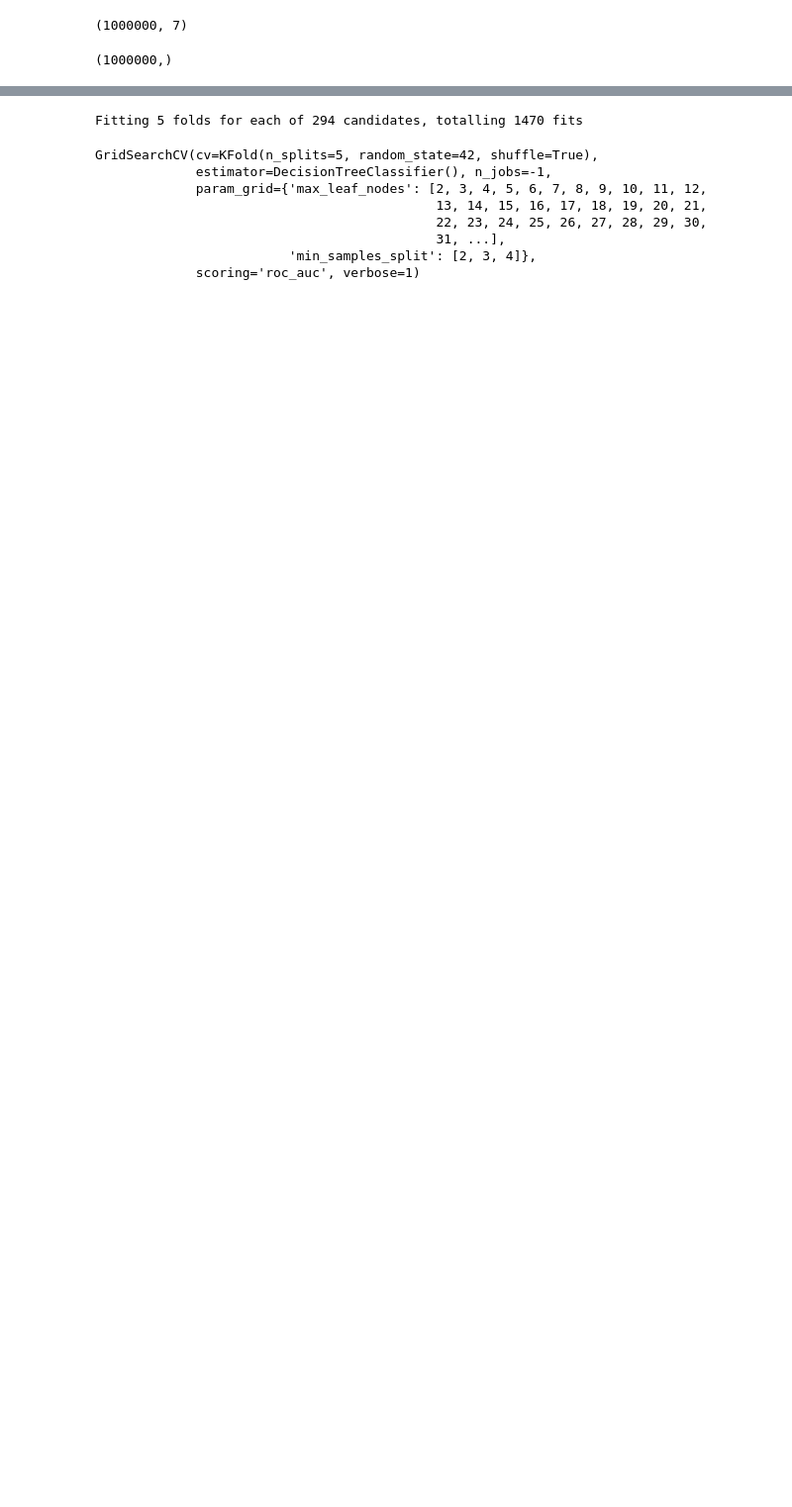
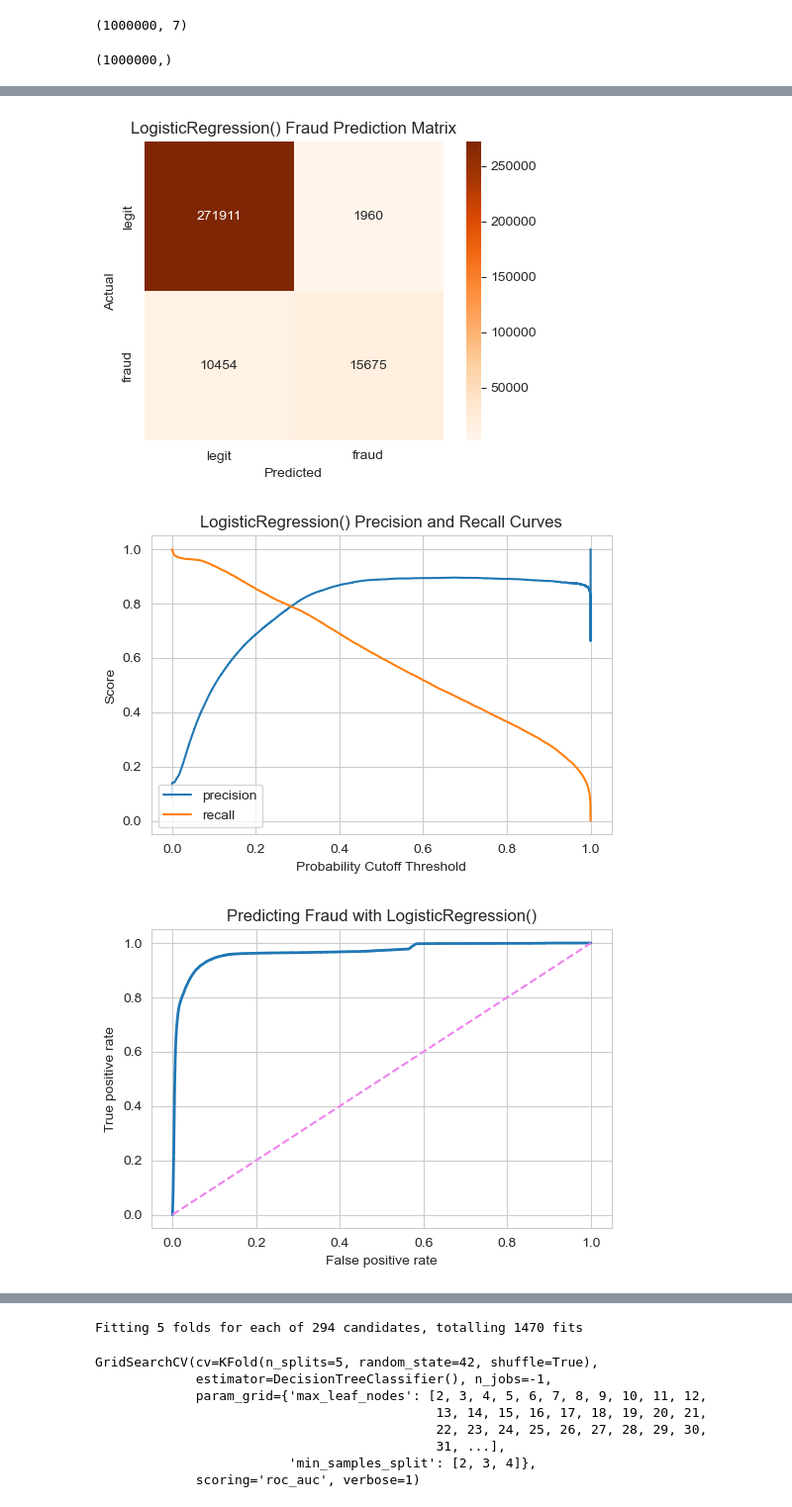
Before and after one commit to TheDataGeek/Predicting_Credit_Card_Fraud_with_Machine_Learning, a Jupyter notebook: 00_metis_milestone_submissions/04_project_final_ml_classification_tri_le.ipynb, the cells around one changed output, grey strips where cells are left out. Shown: that part at 99% size. Drawn from its saved outputs; the diff is of its cells as text; code cells hidden in the pictures; blank space fills up the shorter version.

```diff
--- a/00_metis_milestone_submissions/04_project_final_ml_classification_tri_le.ipynb
+++ b/00_metis_milestone_submissions/04_project_final_ml_classification_tri_le.ipynb
@@ -595,0 +247,7 @@ plot_feature_importance(decisiontree.feature_importances_,X_train.columns,'DECIS
+# %%
+logreg = LogisticRegression()
+model_metrics(logreg, X, y)
+# %% [output]
+[figure, added]
+[figure, added]
+[figure, added]
```
Also changed, not shown: parts of 64 cells of this notebook, 39 other files.
